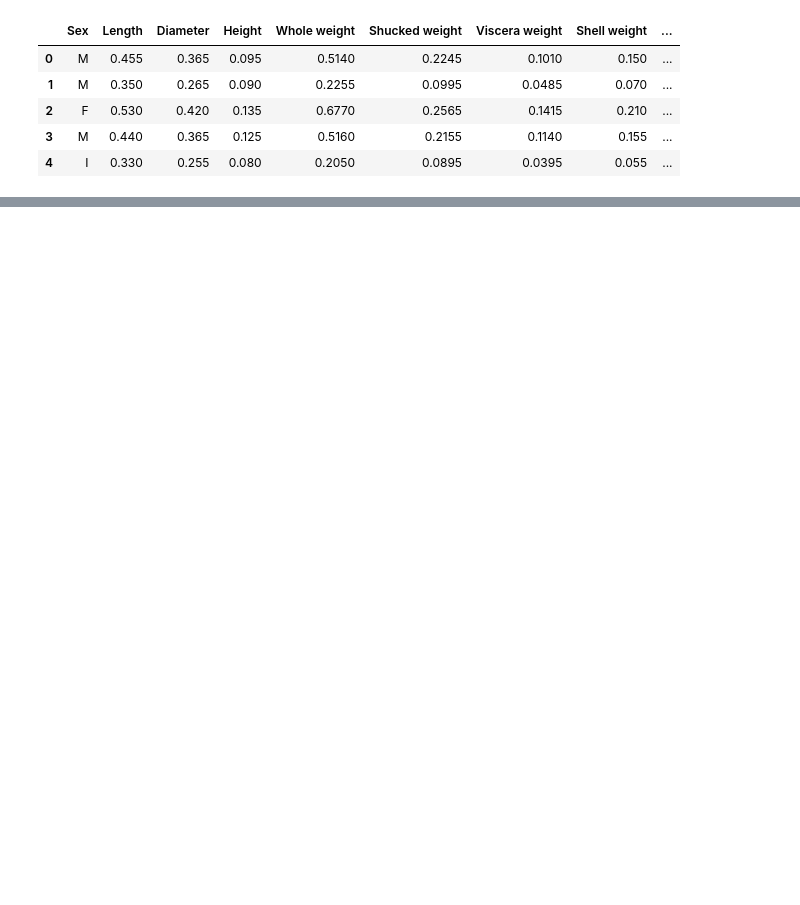
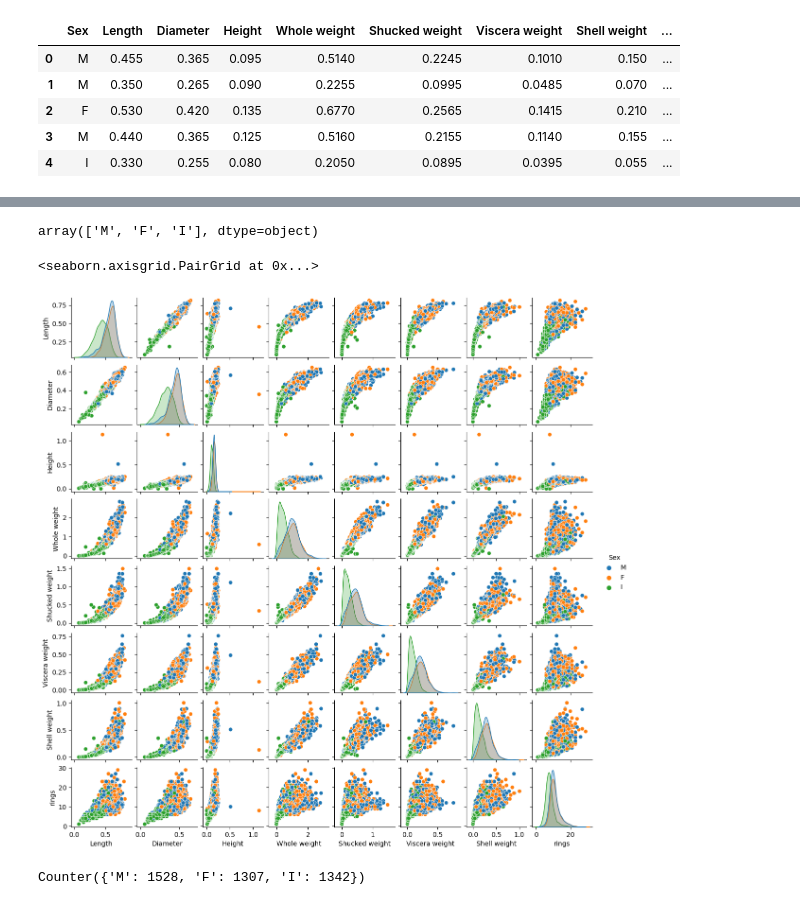
Before and after one commit to blackwakhu/abalone, a Jupyter notebook: abalone1.ipynb, the cells around one changed output, grey strips where cells are left out. Cells and saved outputs as stored; diff of their text form; code cells hidden in the pictures; blank space fills up the shorter version.

Commit message:
started some explotary data analysis

```diff
--- a/abalone1.ipynb
+++ b/abalone1.ipynb
@@ -22,0 +60,16 @@ this will include the following
+# %%
+# since Sex is unique
+df["Sex"].unique()
+# %% [output]
+array(['M', 'F', 'I'], dtype=object)
+# %%
+sns.pairplot(data=df, hue="Sex", size=1.5)
+# %% [output]
+<seaborn.axisgrid.PairGrid at 0x...>
+[figure, added]
+# %%
+# counts in the sex data
+
+Counter(df["Sex"])
+# %% [output]
+Counter({'M': 1528, 'F': 1307, 'I': 1342})
```
Also changed, not shown: parts of 7 cells of this notebook, 2 other files.
